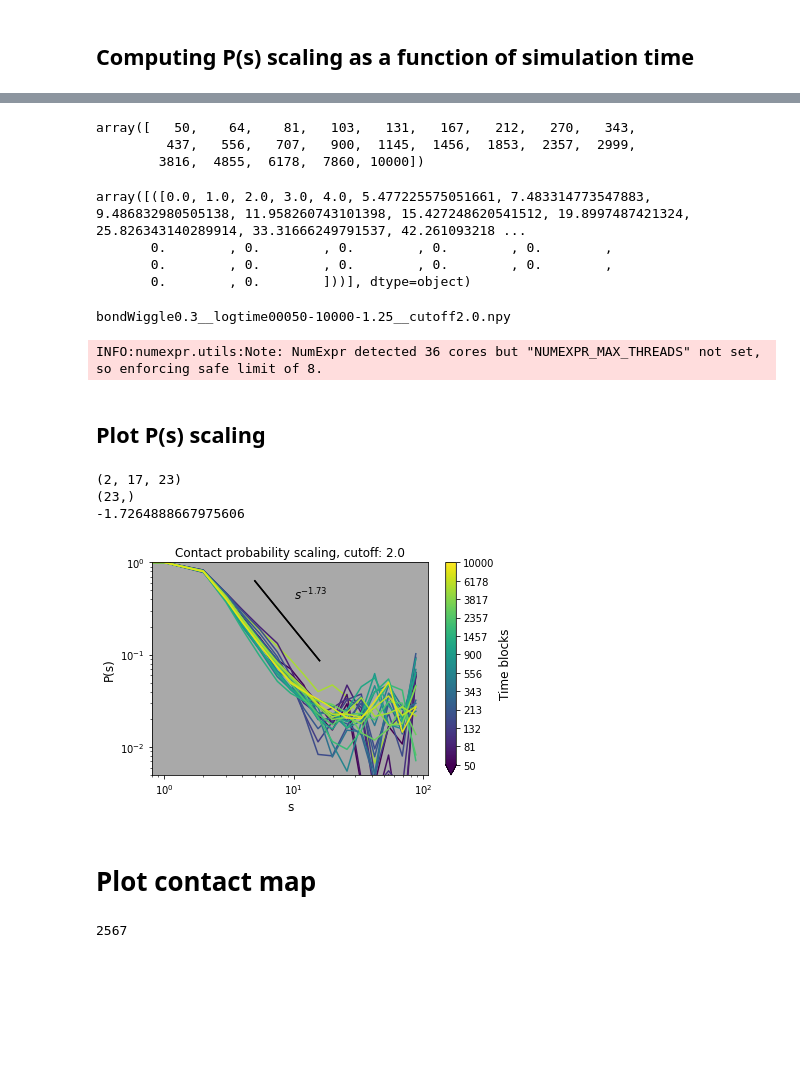
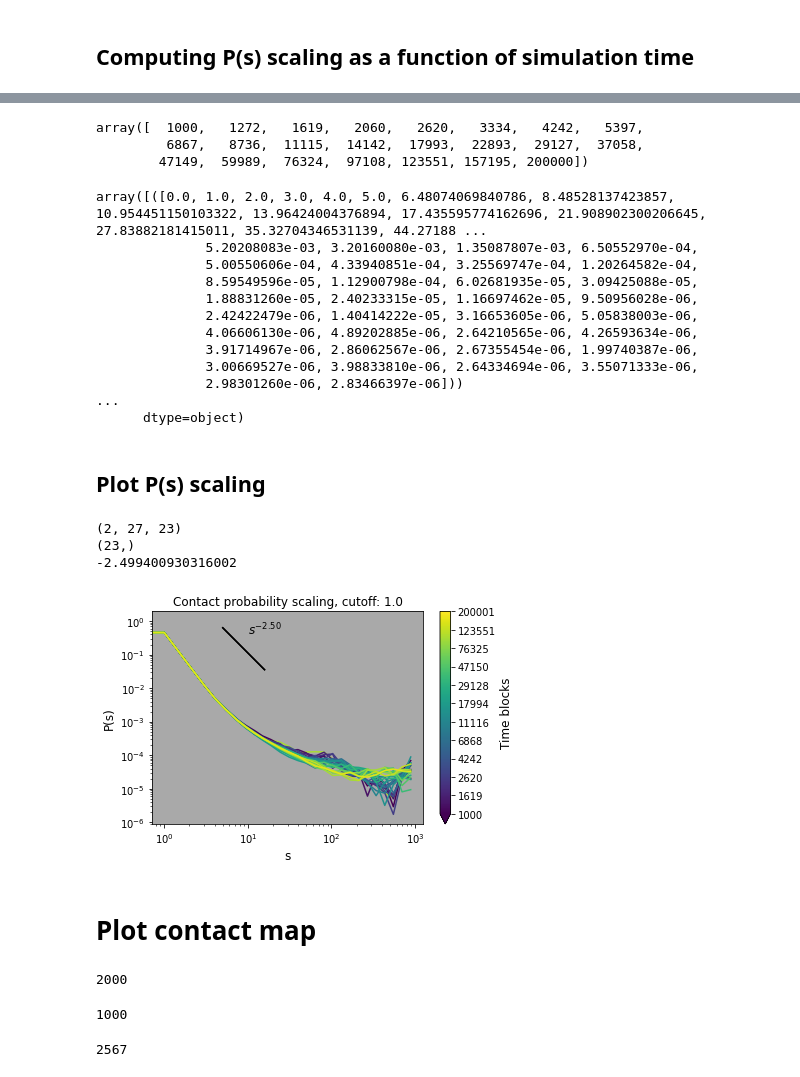
Before and after one commit to kannandeepti/polychrom, a Jupyter notebook: notebooks/simulation_analysis.ipynb, the cells around one changed output, grey strips where cells are left out. Drawn from its saved outputs; the diff is of its cells as text; code cells hidden in the pictures; blank space fills up the shorter version.

Commit message:
analysis of sticky simulations

```diff
--- a/notebooks/simulation_analysis.ipynb
+++ b/notebooks/simulation_analysis.ipynb
@@ -101,7 +100,7 @@ from functools import partial
 from matplotlib.colors import LogNorm, Normalize
 import seaborn as sns
 
-basepath ='/home/dkannan/simulations/step_7x/bondWiggle0.3_ensemble10000_100/run0'
+basepath ='/net/levsha/share/deepti/simulations/Deq1/varLangevin_N10000/runs200000_100/run0'
 # %%
 def draw_power_law_triangle(alpha, x0, width, orientation, base=10,
                             hypotenuse_only=False, **kwargs):
@@ -163,11 +162,11 @@ with h5py.File(Path(basepath)/"initArgs_0.h5", 'r') as f:
     N = f.attrs['N']
 chains = np.arange(0, N+1, N)
 
-T_steps = 10000
+T_steps = 200000
 integrations_per_save = 100
 T_blocks = T_steps
 
-col_rate = 2.0
+col_rate = 0.03
 density = 0.224
 # %%
 bin_edges = numutils._logbins_numba(1, N, ratio=1.25, prepend_zero=True)
@@ -183,9 +185,9 @@ blocks = numutils._logbins_numba(start, end, ratio=block_ratio, prepend_zero=Fal
 cutoff_rad = 1.0
 blocks
 # %% [output]
-array([   50,    64,    81,   103,   131,   167,   212,   270,   343,
-         437,   556,   707,   900,  1145,  1456,  1853,  2357,  2999,
-        3816,  4855,  6178,  7860, 10000])
+array([  1000,   1272,   1619,   2060,   2620,   3334,   4242,   5397,
+         6867,   8736,  11115,  14142,  17993,  22893,  29127,  37058,
+        47149,  59989,  76324,  97108, 123551, 157195, 200000])
 # %%
 def process(uri, blocks, bin_edges, chains, cutoff=1.1):
     idx = int(uri.split('::')[-1])
@@ -214,18 +216,25 @@ uris = list_URIs(f'{basepath}')
 df = process(uris[-1], blocks, bin_edges, chains, cutoff=1.0)
 np.array(df['Ps'])
 # %% [output]
-array([([0.0, 1.0, 2.0, 3.0, 4.0, 5.477225575051661, 7.483314773547883, 9.486832980505138, 11.958260743101398, 15.427248620541512, 19.8997487421324, 25.826343140289914, 33.31666249791537, 42.261093218 ...
-       0.        , 0.        , 0.        , 0.        , 0.        ,
-       0.        , 0.        , 0.        , 0.        , 0.        ,
-       0.        , 0.        ]))], dtype=object)
+array([([0.0, 1.0, 2.0, 3.0, 4.0, 5.0, 6.48074069840786, 8.48528137423857, 10.954451150103322, 13.96424004376894, 17.435595774162696, 21.908902300206645, 27.83882181415011, 35.32704346531139, 44.27188 ...
+              5.20208083e-03, 3.20160080e-03, 1.35087807e-03, 6.50552970e-04,
+              5.00550606e-04, 4.33940851e-04, 3.25569747e-04, 1.20264582e-04,
+              8.59549596e-05, 1.12900798e-04, 6.02681935e-05, 3.09425088e-05,
+              1.88831260e-05, 2.40233315e-05, 1.16697462e-05, 9.50956028e-06,
+              2.42422479e-06, 1.40414222e-05, 3.16653605e-06, 5.05838003e-06,
+              4.06606130e-06, 4.89202885e-06, 2.64210565e-06, 4.26593634e-06,
+              3.91714967e-06, 2.86062567e-06, 2.67355454e-06, 1.99740387e-06,
+              3.00669527e-06, 3.98833810e-06, 2.64334694e-06, 3.55071333e-06,
+              2.98301260e-06, 2.83466397e-06]))                                                                                                                                                          ...
+      dtype=object)
 # %%
-sim = 'bondWiggle0.3'
+sim = 'varLangevin_N10000_Deq1'
 uris = list_URIs(f'{basepath}')
 savepath = f'{basepath}/results'
 Path(savepath).mkdir(exist_ok=True)
-cutoff_rad = 2.0
+cutoff_rad = 1.0
 savename = f'{sim}__logtime{str(start).zfill(5)}-{str(end).zfill(5)}-{block_ratio:.2f}__cutoff{cutoff_rad:.1f}.npy'
-print(savename)
+
 
 f = partial(process, blocks=blocks, bin_edges=bin_edges, chains=chains, cutoff=cutoff_rad)
 with mp.Pool(20) as p:
@@ -246,9 +255,7 @@ for _, row in df.iterrows():
 result = np.dstack(result)
 
 np.save(f'{savepath}/{savename}', result)
+print(savename)
-# %% [output]
-bondWiggle0.3__logtime00050-10000-1.25__cutoff2.0.npy
-INFO:numexpr.utils:Note: NumExpr detected 36 cores but "NUMEXPR_MAX_THREADS" not set, so enforcing safe limit of 8.
 # %% [markdown]
 ## Plot P(s) scaling
 # %%
@@ -266,40 +273,40 @@ ax.set_yscale('log')
 #ax.set_aspect('equal')
 ax.set_facecolor('darkgray')
 #ax.set_xlim([10**3,5*10**7])
-ax.set_ylim([5*10**-3, 10**0])
+#ax.set_ylim([5*10**-3, 10**0])
 
 arr = np.load(f'{loadpath}/{filename}')
 print(arr.shape)
 print(blocks.shape)
 for k in range(arr.shape[-1]):
     Bst = 0 if not k else blocks[k-1]
     Bend = blocks[k-1]
     x = arr[0,:,k]
     y = arr[1,:,k]
-    if k == 20:
+    if k == (len(blocks) - 1):
         m = scipy.stats.linregress(np.log10(x)[(x > 2.0) & (x <= 10.0)],
                                    np.log10(y)[(x > 2.0) & (x <= 10.0)])[0]
         print(m)
     cval = np.log10((Bend+Bst)/2)
     ax.plot(x, y, color=cmap(norm(cval)))
 
 corner = draw_power_law_triangle(m, [0.7, -0.2], 0.5, 'up', base=10, hypotenuse_only=True)
 plt.text(10.0, 0.4, f'$s^{{{m:.2f}}}$', fontsize=12)
 plt.title(f'Contact probability scaling, cutoff: {cutoff_rad:.1f}')
 #cax = fig.add_subplot(gs[:,-1])
 slicing = slice(0,len(crange),2)
 cbar = plt.colorbar(mpl.cm.ScalarMappable(norm=norm, cmap=cmap), extend='min', ticks=crange[slicing])
 cbar.ax.set_yticklabels([x for x in np.ceil((10**crange[slicing])).astype(int)])
 cbar.ax.set_ylabel('Time blocks', fontsize=12)
 plt.xlabel('s', fontsize=12)
 plt.ylabel('P(s)', fontsize=12)
 fig.tight_layout()
-plt.savefig('plots/contact_scaling_step7x_{sim}_{str(start).zfill(5)}-{str(end).zfill(5)}-{block_ratio:.2f}__cutoff{cutoff_rad:.1f}.pdf')
+#plt.savefig('plots/contact_scaling_{sim}_{str(start).zfill(5)}-{str(end).zfill(5)}-{block_ratio:.2f}__cutoff{cutoff_rad:.1f}.pdf')
 # %% [output]
-(2, 17, 23)
+(2, 27, 23)
 (23,)
--1.7264888667975606
+-2.499400930316002
-[figure, old version]
+[figure, new version]
 # %% [markdown]
 # Plot contact map
 # %%
@@ -324,19 +331,23 @@ def extract_conformations(basepath):
 # %%
 #find all conformations in basepath director
 #2500 simulations each with 10000 blocks of 100 time steps (10^5 time steps total)
-basepath = Path('/home/dkannan/simulations/step_7x/bondWiggle0.3_ensemble10000_100')
+basepath = Path('/net/levsha/share/deepti/simulations/stickyAB')
 conformations = []
 run_numbers = []
 for p in basepath.glob('*'):
-    dirname = int(str(p.name)[3:])
-    run_numbers.append(dirname)
+    #dirname = int(str(p.name)[3:])
+    #run_numbers.append(dirname)
     try:
         uris = list_URIs(p)
+        print(len(uris))
         #conformations.append(uris[-1])
-        conformations = conformations + uris[1000::1000]
+        conformations = conformations + uris[1000:]
     except:
         continue
 len(conformations)
+# %% [output]
+2000
+1000
 # %%
 len(run_numbers)
 # %% [output]
```
Also changed, not shown: parts of 6 cells of this notebook, 2 other files.
